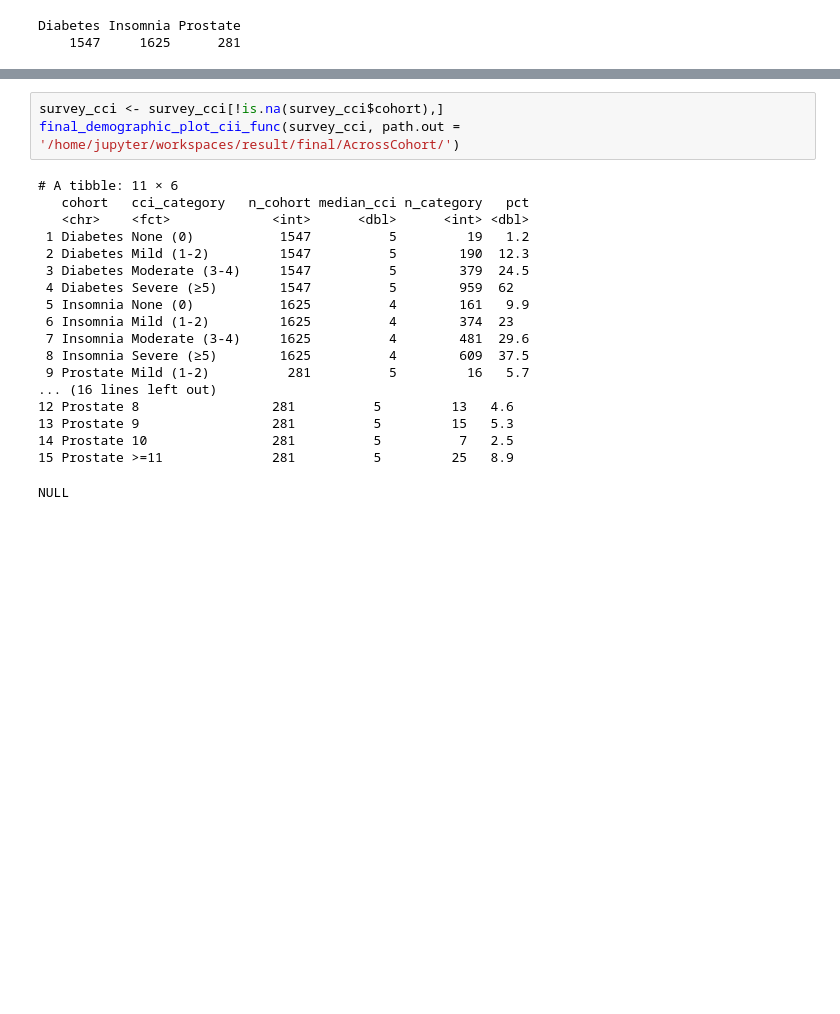
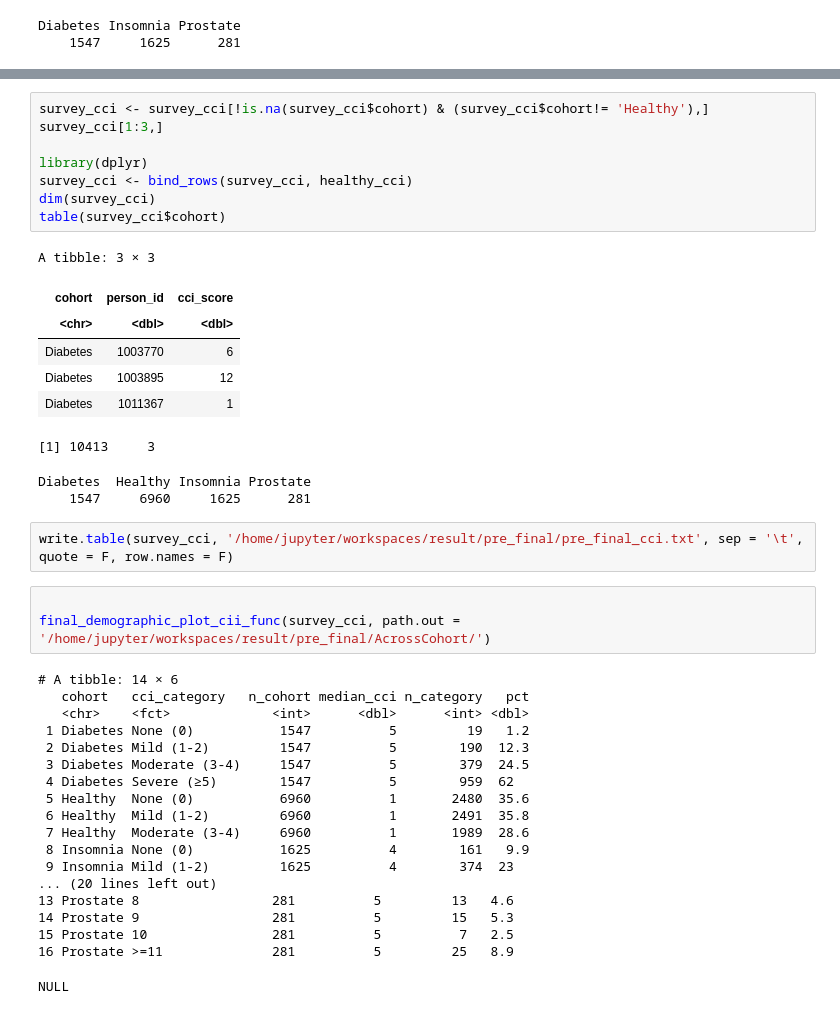
Before and after one commit to ZhuyuQ/Allofus, a Jupyter notebook: patient_pre_final_descriptive.ipynb, the cells around one changed output, grey strips where cells are left out. Drawn from its saved outputs; the diff is of its cells as text; blank space fills up the shorter version.

```diff
--- a/patient_pre_final_descriptive.ipynb
+++ b/patient_pre_final_descriptive.ipynb
@@ -1226,22 +1246,42 @@ Diabetes Insomnia Prostate
+# %%
+survey_cci <- survey_cci[!is.na(survey_cci$cohort) & (survey_cci$cohort!= 'Healthy'),]
+survey_cci[1:3,]
+
+library(dplyr)
+survey_cci <- bind_rows(survey_cci, healthy_cci)
+dim(survey_cci)
+table(survey_cci$cohort)
+# %% [output]
+A tibble: 3 × 3
+| cohort | person_id | cci_score |
+| <chr> | <dbl> | <dbl> |
+| Diabetes | 1003770 | 6 |
+| Diabetes | 1003895 | 12 |
+| Diabetes | 1011367 | 1 |
+[1] 10413     3
+Diabetes  Healthy Insomnia Prostate
+    1547     6960     1625      281
+# %%
+write.table(survey_cci, '/home/jupyter/workspaces/result/pre_final/pre_final_cci.txt', sep = '\t', quote = F, row.names = F)
 # %%
-survey_cci <- survey_cci[!is.na(survey_cci$cohort),]
-final_demographic_plot_cii_func(survey_cci, path.out = '/home/jupyter/workspaces/result/final/AcrossCohort/')
+
+final_demographic_plot_cii_func(survey_cci, path.out = '/home/jupyter/workspaces/result/pre_final/AcrossCohort/')
 # %% [output]
-# A tibble: 11 × 6
+# A tibble: 14 × 6
    cohort   cci_category   n_cohort median_cci n_category   pct
    <chr>    <fct>             <int>      <dbl>      <int> <dbl>
  1 Diabetes None (0)           1547          5         19   1.2
  2 Diabetes Mild (1-2)         1547          5        190  12.3
  3 Diabetes Moderate (3-4)     1547          5        379  24.5
  4 Diabetes Severe (≥5)        1547          5        959  62
- 5 Insomnia None (0)           1625          4        161   9.9
- 6 Insomnia Mild (1-2)         1625          4        374  23
- 7 Insomnia Moderate (3-4)     1625          4        481  29.6
- 8 Insomnia Severe (≥5)        1625          4        609  37.5
- 9 Prostate Mild (1-2)          281          5         16   5.7
-... (16 lines left out)
-12 Prostate 8                 281          5         13   4.6
-13 Prostate 9                 281          5         15   5.3
-14 Prostate 10                281          5          7   2.5
-15 Prostate >=11              281          5         25   8.9
+ 5 Healthy  None (0)           6960          1       2480  35.6
+ 6 Healthy  Mild (1-2)         6960          1       2491  35.8
+ 7 Healthy  Moderate (3-4)     6960          1       1989  28.6
+ 8 Insomnia None (0)           1625          4        161   9.9
+ 9 Insomnia Mild (1-2)         1625          4        374  23
+... (20 lines left out)
+13 Prostate 8                 281          5         13   4.6
+14 Prostate 9                 281          5         15   5.3
+15 Prostate 10                281          5          7   2.5
+16 Prostate >=11              281          5         25   8.9
 NULL
```
Also changed, not shown: parts of 9 cells of this notebook, 3 other files.
